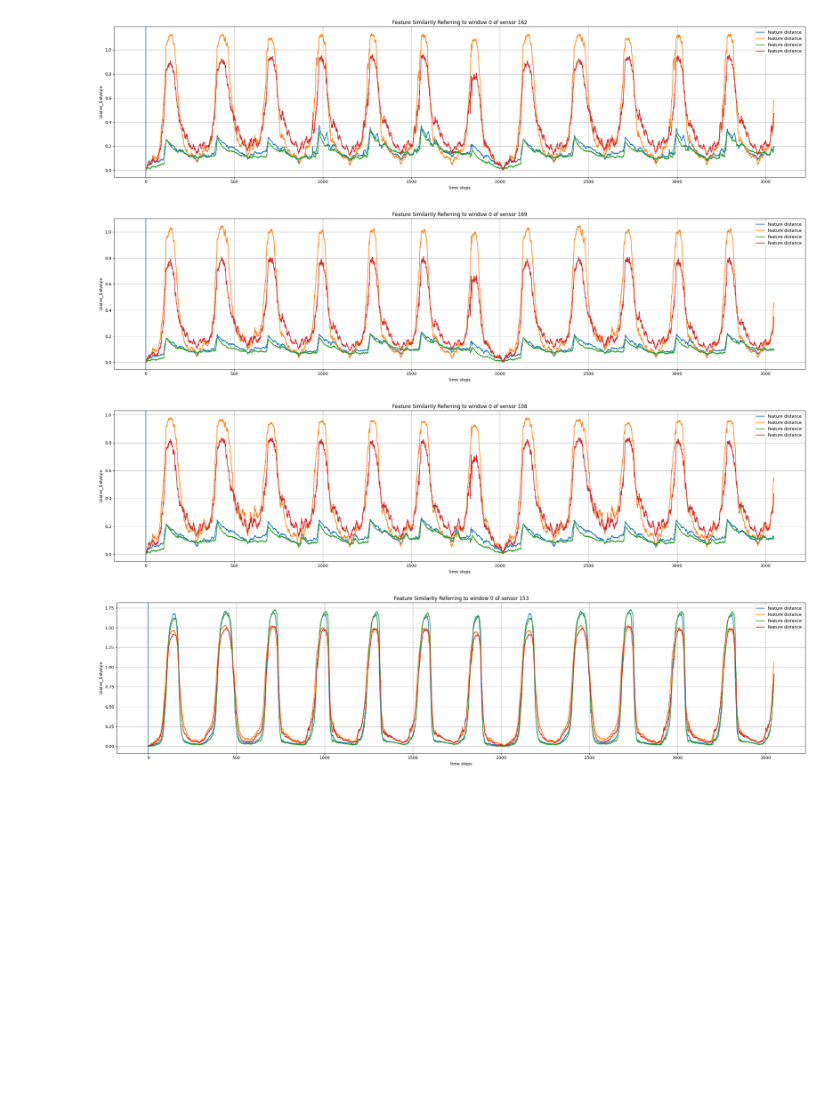
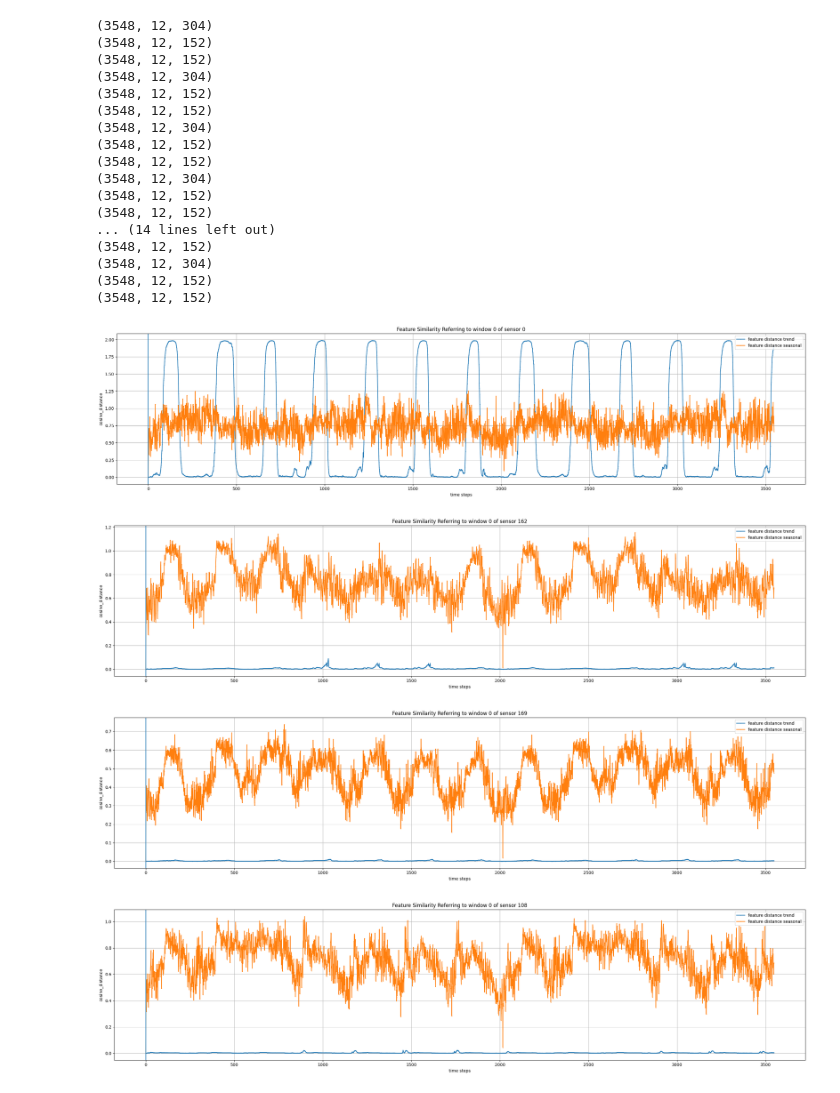
Before and after one commit to Dench991228/BasicTSD, a Jupyter notebook: basicts/visualize_repr.ipynb, the cells around one changed output. Drawn from its saved outputs; the diff is of its cells as text; code cells hidden in the pictures; blank space fills up the shorter version.

```diff
--- a/basicts/visualize_repr.ipynb
+++ b/basicts/visualize_repr.ipynb
@@ -1,27 +1,45 @@
 # %%
 import numpy as np
 
-from basicts.visualize_repr import visualize_repr
+from basicts.visualize_repr import visualize_repr, visualize_repr_decompose
 
 result_file_dir_staeformer = "../checkpoints/STAEformer/PEMS08_100_12_12/70ceb2d1dd84b5dc181774f2d16a14c1/test_repr.npz"
 result_file_dir_staeformer_ssl = "../checkpoints/STAEformer_SSL/PEMS08_100_12_12/ec5b5664aa4430d0d0c4f91673ef85c6/test_repr.npz"
 result_file_dir_staeformer_ssl_sub = "../checkpoints/STAEformer_SSL/PEMS08_100_12_12/4104fb84fe25da918f362f0bbb78f260/test_repr.npz"
 result_file_dir_staeformer_fs = "../checkpoints/STAEformer/PEMS08_100_12_12/5154b76a28d37361e94e849708bf6584/test_repr.npz"
 result_file_dir_staeformer_fs_ssl = "../checkpoints/STAEformer_SSL/PEMS08_100_12_12/a4c78e002fd407ebeb86435d91606391/test_repr.npz"
 
 result_file_dir_stid = "../checkpoints/STID/PEMS08_100_12_12/551c3b210568e20291fe6f0c26e17db2/test_repr.npz"
 result_file_dir_stid_ssl = "../checkpoints/STID_SSL/PEMS08_100_12_12/bf6e6db18d46cdad27fb1769e31f3b3a/test_repr.npz"
 result_file_dir_stid_fs = "../checkpoints/STID/PEMS08_100_12_12/59982790b7a7eb01e0aefd30a07f972f/test_repr.npz"
 result_file_dir_stid_ssl_fs = "../checkpoints/STID_SSL/PEMS08_100_12_12/b8d5ddd429959ecb4fdd41d70ff9188c/test_repr.npz"
 
-
+# DecomposeFormer的相关表示
+result_file_dir_decompose_former_base = "/data3/hanzhi/BasicTS/checkpoints/DecomposeFormer_adv/PEMS08_100_12_12/31eef3d5fafc6584e73715599ad8d238/test_repr.npz"
+result_file_dir_decompose_former_dual_loss = "/data3/hanzhi/BasicTS/checkpoints/DecomposeFormer_adv/PEMS08_100_12_12/f1ead17f437487f9b4ea4cb975549a39/test_repr.npz"
 #visualize_repr([result_file_dir_staeformer, result_file_dir_staeformer_ssl,result_file_dir_staeformer_fs,result_file_dir_staeformer_fs_ssl], [0 for i in range(4)]+[100 for i in range(4)], [162, 169, 108, 153])
-window_ids = [0 for i in range(4)]+[100 for i in range(4)]
-sensor_ids = [162, 169, 108, 153] * 2
-for window_id, sensor_id in zip(window_ids, sensor_ids):
-    visualize_repr([result_file_dir_stid, result_file_dir_stid_ssl,result_file_dir_stid_fs,result_file_dir_stid_ssl_fs], window_id, sensor_id)
+window_ids = [0 for i in range(5)]+[100 for i in range(5)]
+sensor_ids = [0, 162, 169, 108, 153] * 2
+visualize_repr_decompose(result_file_dir_decompose_former_dual_loss, window_ids, sensor_ids)
 # %% [output]
+(3548, 12, 304)
+(3548, 12, 152)
+(3548, 12, 152)
+(3548, 12, 304)
+(3548, 12, 152)
+(3548, 12, 152)
+(3548, 12, 304)
+(3548, 12, 152)
+(3548, 12, 152)
+(3548, 12, 304)
+(3548, 12, 152)
+(3548, 12, 152)
+... (14 lines left out)
+(3548, 12, 152)
+(3548, 12, 304)
+(3548, 12, 152)
+(3548, 12, 152)
-[figure, old version]
+[figure, new version]
-[figure, old version]
+[figure, new version]
-[figure, old version]
+[figure, new version]
-[figure, old version]
+[figure, new version]
```
Also changed, not shown: parts of 1 cell of this notebook, 13 other files.
